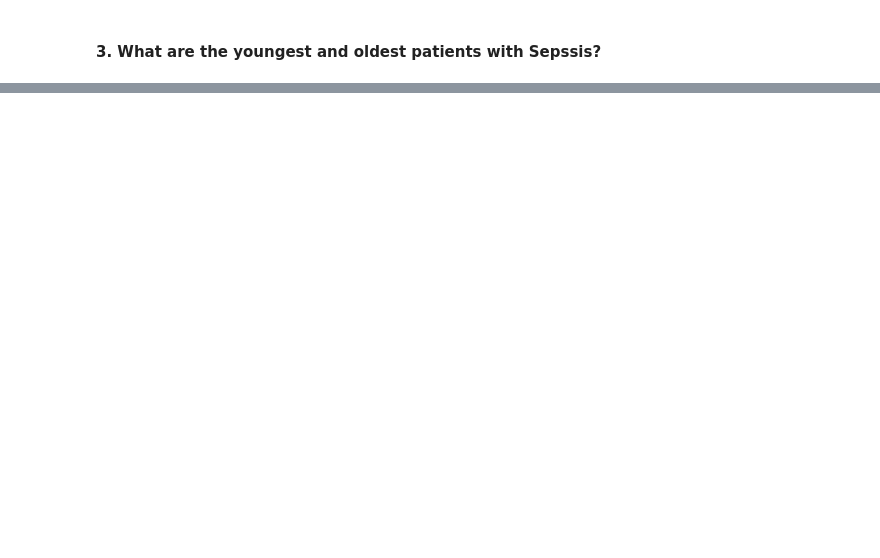
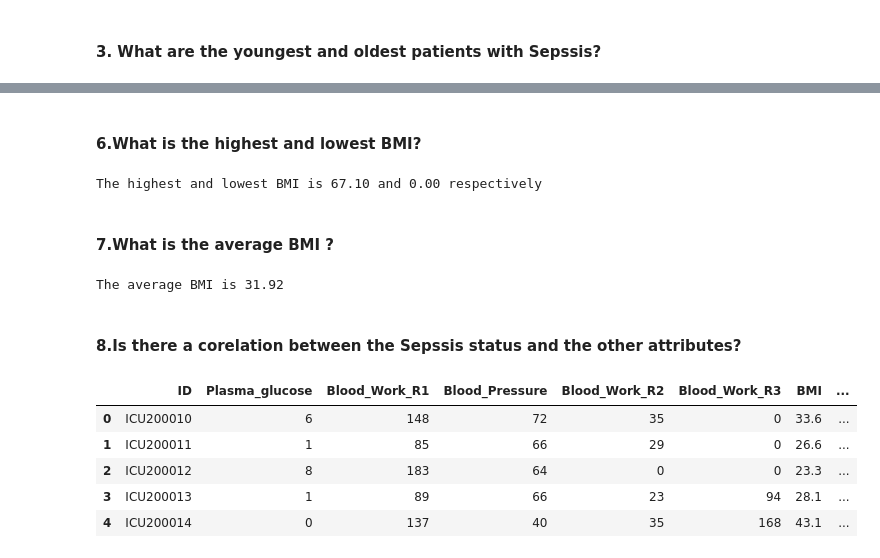
Before and after one commit to Gilbert-B/Machine-Learning-API-using-FastAPI, a Jupyter notebook: datasets/Sepsis.ipynb, the cells around one changed output, grey strips where cells are left out. Saved outputs shown, nothing was run; the diff lists cells and outputs as text; code cells hidden in the pictures; blank space fills up the shorter version.

```diff
--- a/datasets/Sepsis.ipynb
+++ b/datasets/Sepsis.ipynb
@@ -661,0 +704,32 @@ print(f'The oldest and youngest patient with Sepssis is {highest_positive_age} a
+# %% [markdown]
+#### 6.What is the highest and lowest BMI?
+# %%
+highest_bmi = train_df['BMI'].max()
+lowest_bmi= train_df['BMI'].min()
+
+print(f'The highest and lowest BMI is {highest_bmi:.2f} and {lowest_bmi:.2f} respectively')
+# %% [output]
+The highest and lowest BMI is 67.10 and 0.00 respectively
+# %% [markdown]
+#### 7.What is the average BMI ?
+# %%
+average_bmi = train_df['BMI'].mean()
+
+print(f'The average BMI is {average_bmi:.2f}')
+# %% [output]
+The average BMI is 31.92
+# %% [markdown]
+#### 8.Is there a corelation between the Sepssis status and the other attributes?
+# %%
+# Replace "Positive" with 1 and "Negative" with 0
+train_df['Target'] = train_df['Target'].replace({'Positive': 1, 'Negative': 0})
+
+# Print the updated DataFrame
+train_df.head(5)
+# %% [output]
+|  | ID | Plasma_glucose | Blood_Work_R1 | Blood_Pressure | Blood_Work_R2 | Blood_Work_R3 | BMI | ... |
+| 0 | ICU200010 | 6 | 148 | 72 | 35 | 0 | 33.6 | ... |
+| 1 | ICU200011 | 1 | 85 | 66 | 29 | 0 | 26.6 | ... |
+| 2 | ICU200012 | 8 | 183 | 64 | 0 | 0 | 23.3 | ... |
+| 3 | ICU200013 | 1 | 89 | 66 | 23 | 94 | 28.1 | ... |
+| 4 | ICU200014 | 0 | 137 | 40 | 35 | 168 | 43.1 | ... |
```
Also changed, not shown: parts of 40 cells of this notebook.
